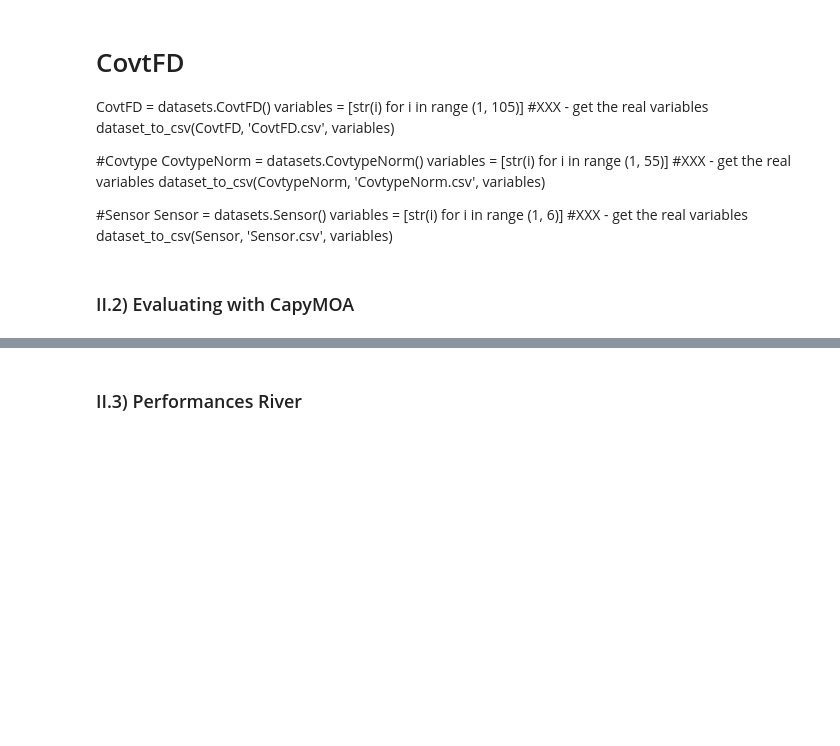
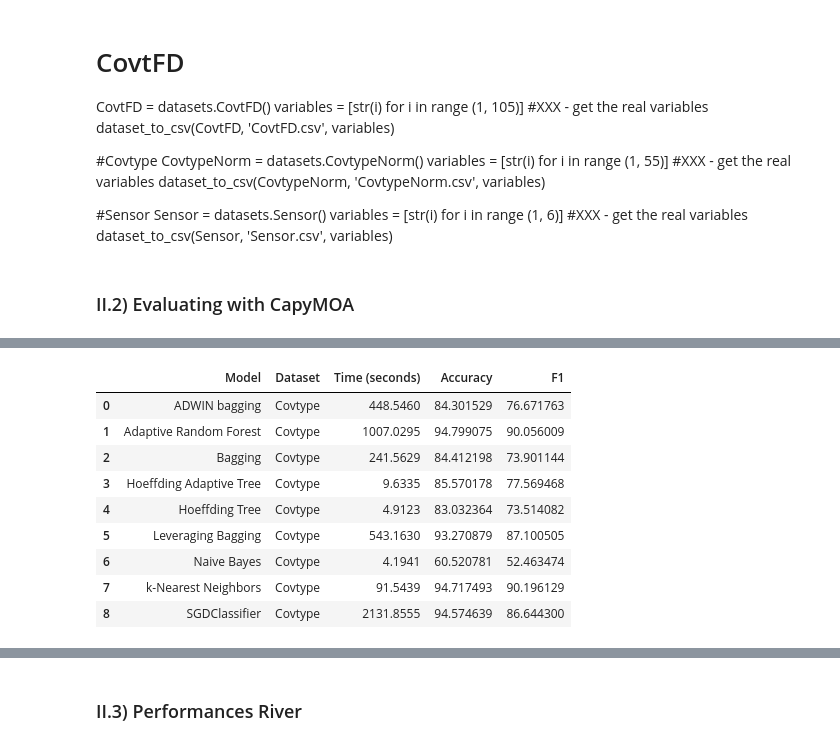
Before and after one commit to solinemignot/M2DS_DataStream_WANG_MIGNOT, a Jupyter notebook: Lab_2_1.ipynb, the cells around one changed output, grey strips where cells are left out. Drawn from its saved outputs; the diff is of its cells as text; code cells hidden in the pictures; blank space fills up the shorter version.

```diff
--- a/Lab_2_1.ipynb
+++ b/Lab_2_1.ipynb
@@ -383,0 +409,2 @@ dataset_to_csv(Sensor, 'Sensor.csv', variables)
+# %%
+results_capymoa_multiclass = get_performance_capymoa(Models_capymoa, {"Covtype": datasets.Covtype()})
@@ -383,0 +421,13 @@ dataset_to_csv(Sensor, 'Sensor.csv', variables)
+# %%
+pd.DataFrame(results_capymoa_multiclass)
+# %% [output]
+|  | Model | Dataset | Time (seconds) | Accuracy | F1 |
+| 0 | ADWIN bagging | Covtype | 448.5460 | 84.301529 | 76.671763 |
+| 1 | Adaptive Random Forest | Covtype | 1007.0295 | 94.799075 | 90.056009 |
+| 2 | Bagging | Covtype | 241.5629 | 84.412198 | 73.901144 |
+| 3 | Hoeffding Adaptive Tree | Covtype | 9.6335 | 85.570178 | 77.569468 |
+| 4 | Hoeffding Tree | Covtype | 4.9123 | 83.032364 | 73.514082 |
+| 5 | Leveraging Bagging | Covtype | 543.1630 | 93.270879 | 87.100505 |
+| 6 | Naive Bayes | Covtype | 4.1941 | 60.520781 | 52.463474 |
+| 7 | k-Nearest Neighbors | Covtype | 91.5439 | 94.717493 | 90.196129 |
+| 8 | SGDClassifier | Covtype | 2131.8555 | 94.574639 | 86.644300 |
```
Also changed, not shown: parts of 10 cells of this notebook.
